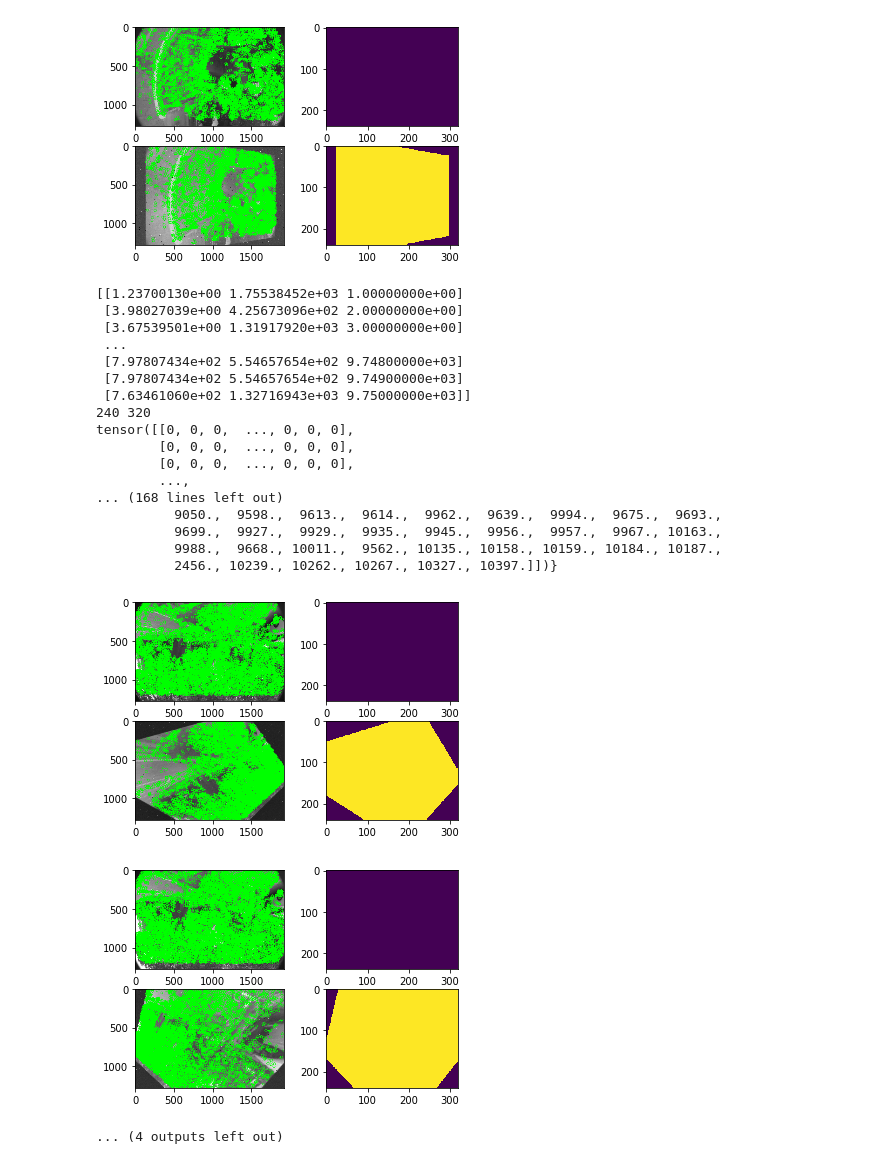
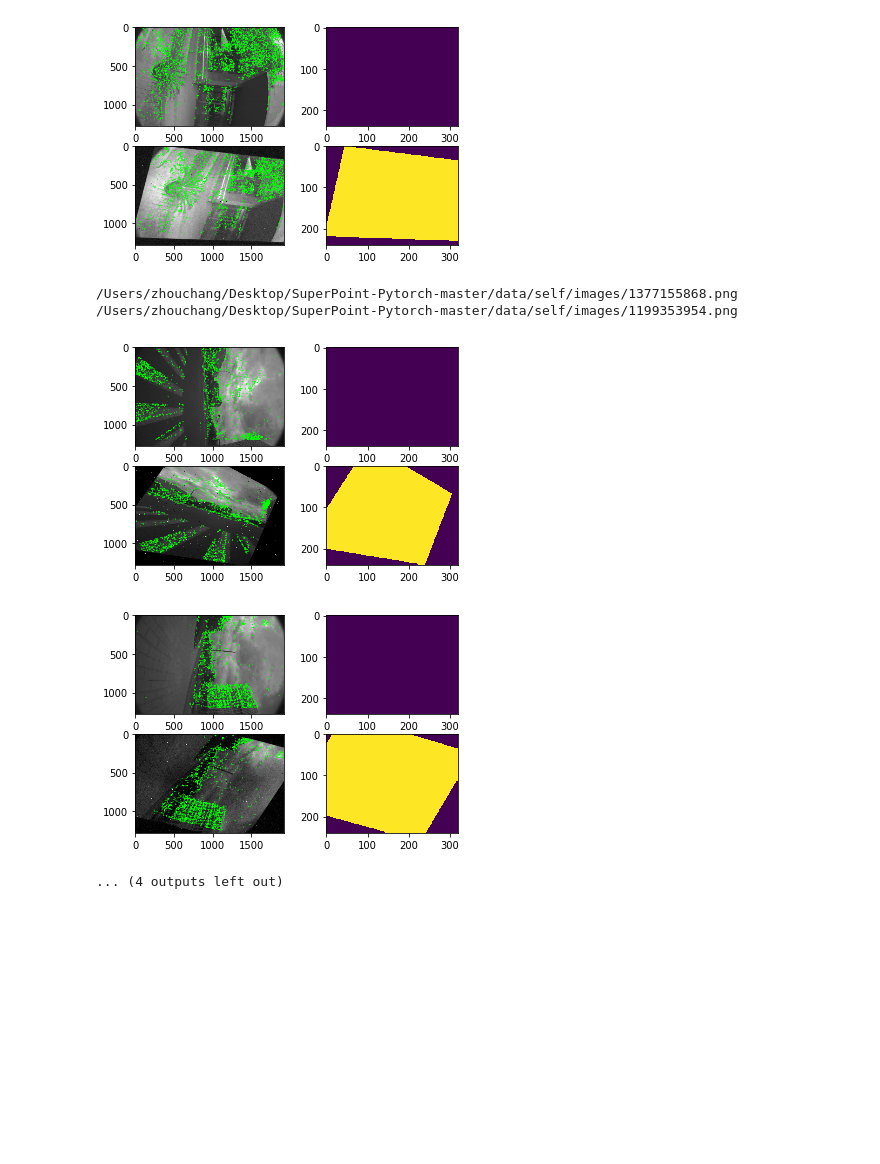
Before and after one commit to ZhangY0630/SuperPoint-Pytorch, a Jupyter notebook: test.ipynb, the cells around one changed output. Cells and saved outputs as stored; diff of their text form; code cells hidden in the pictures; blank space fills up the shorter version.

```diff
--- a/test.ipynb
+++ b/test.ipynb
@@ -19,9 +19,7 @@ class SelfDataset(torch.utils.data.Dataset):
         self.is_train = is_train
         self.resize = tuple(config['resize'])
         self.photo_augmentor = PhotoAugmentor(config['augmentation']['photometric'])
-        # load config
         self.config = config
-        # get images
         if self.is_train:
             self.samples = self._init_data(config['image_train_path'], config['label_train_path'], config['pairs_train_path'])
         else:
@@ -40,7 +38,8 @@ class SelfDataset(torch.utils.data.Dataset):
         for im_path, lb_path, pair_path in zip(image_paths, label_paths, pair_paths):
             pairs = np.load(os.path.join(pair_path, 'pairs.npy'), allow_pickle=True)
             pairs = pairs.item()
-            for key in pairs:
+            templist = ['1377155868.png']
+            for key in templist:
                 filename = key.split(".")[0]
                 temp_im = os.path.join(im_path, key)
                 if lb_path is not None:
@@ -70,6 +69,8 @@ class SelfDataset(torch.utils.data.Dataset):
         data_path = self.samples[idx]
 
          # load images
+        print(data_path['image'])
+        print(data_path['image1'])
         img = cv2.imread(data_path['image'], 0)#Gray image
         img = cv2.resize(img, self.resize[::-1])
         img_tensor = torch.as_tensor(img.copy(), dtype=torch.float, device=self.device)
@@ -79,10 +80,10 @@ class SelfDataset(torch.utils.data.Dataset):
 
         pts = None if data_path['label'] is None else np.load(data_path['label'])[:, [1,0,2]]
         pts1 = None if data_path['label1'] is None else np.load(data_path['label1'])[:, [1,0,2]]
-        pts[:, 0] = pts[:, 0]/1280*self.resize[0]
-        pts[:, 1] = pts[:, 1]/1920*self.resize[1]
-        pts1[:, 0] = pts1[:, 0]/1280*self.resize[0]
-        pts1[:, 1] = pts1[:, 1]/1920*self.resize[1]
+        pts[:, 0] = (pts[:, 0]+0.5)/1280*self.resize[0]
+        pts[:, 1] = (pts[:, 1]+0.5)/1920*self.resize[1]
+        pts1[:, 0] = (pts1[:, 0]+0.5)/1280*self.resize[0]
+        pts1[:, 1] = (pts1[:, 1]+0.5)/1920*self.resize[1]
 
         kpts_tensor = None if pts is None else torch.as_tensor(pts, device=self.device)
         kpts_tensor1 = None if pts1 is None else torch.as_tensor(pts1, device=self.device)
@@ -154,7 +155,6 @@ class SelfDataset(torch.utils.data.Dataset):
         data['image1']['raw']['img'] = data['image1']['raw']['img']/255.
         data['image1']['warp']['img'] = data['image1']['warp']['img']/255.
 
-        print(data['image']['raw']['kpts_map'])
         return data
 
 
@@ -217,7 +217,6 @@ if __name__=='__main__':
     cdataloader = DataLoader(selfdata,collate_fn=selfdata.batch_collator,batch_size=1,shuffle=True)
 
     for i,d in enumerate(cdataloader):
-        print(i,d)
         if i>=5:
             break
         img = (d['image']['raw']['img']*255).cpu().numpy().squeeze().astype(np.int).astype(np.uint8)
@@ -228,14 +227,14 @@ if __name__=='__main__':
         kpts = np.vstack(kpts).T
         kpts = np.round(kpts).astype(np.int)
         for kp in kpts:
-            cv2.circle(img, (kp[1], kp[0]), radius=3, color=(0,255,0))
+            cv2.circle(img, (kp[1], kp[0]), radius=1, color=(0,255,0))
 
 
         kpts = np.where(d['image']['warp']['kpts_map'].squeeze().cpu().numpy())
         kpts = np.vstack(kpts).T
         kpts = np.round(kpts).astype(np.int)
         for kp in kpts:
-            cv2.circle(img_warp, (kp[1], kp[0]), radius=3, color=(0,255,0))
+            cv2.circle(img_warp, (kp[1], kp[0]), radius=1, color=(0,255,0))
 
         mask = d['image']['raw']['mask'].cpu().numpy().squeeze().astype(np.int).astype(np.uint8)*255
         warp_mask = d['image']['warp']['mask'].cpu().numpy().squeeze().astype(np.int).astype(np.uint8)*255
@@ -262,13 +261,13 @@ if __name__=='__main__':
         kpts = np.vstack(kpts).T
         kpts = np.round(kpts).astype(np.int)
         for kp in kpts:
-            cv2.circle(img, (kp[1], kp[0]), radius=3, color=(0,255,0))
+            cv2.circle(img, (kp[1], kp[0]), radius=1, color=(0,255,0))
 
         kpts = np.where(d['image1']['warp']['kpts_map'].squeeze().cpu().numpy())
         kpts = np.vstack(kpts).T
         kpts = np.round(kpts).astype(np.int)
         for kp in kpts:
-            cv2.circle(img_warp, (kp[1], kp[0]), radius=3, color=(0,255,0))
+            cv2.circle(img_warp, (kp[1], kp[0]), radius=1, color=(0,255,0))
 
         mask = d['image1']['raw']['mask'].cpu().numpy().squeeze().astype(np.int).astype(np.uint8)*255
         warp_mask = d['image1']['warp']['mask'].cpu().numpy().squeeze().astype(np.int).astype(np.uint8)*255
@@ -347,21 +301,6 @@ tensor([[0, 0, 0,  ..., 0, 0, 0],
-[figure, old version]
+[figure, new version]
-[[1.23700130e+00 1.75538452e+03 1.00000000e+00]
- [3.98027039e+00 4.25673096e+02 2.00000000e+00]
- [3.67539501e+00 1.31917920e+03 3.00000000e+00]
- ...
- [7.97807434e+02 5.54657654e+02 9.74800000e+03]
- [7.97807434e+02 5.54657654e+02 9.74900000e+03]
- [7.63461060e+02 1.32716943e+03 9.75000000e+03]]
-240 320
-tensor([[0, 0, 0,  ..., 0, 0, 0],
-        [0, 0, 0,  ..., 0, 0, 0],
-        [0, 0, 0,  ..., 0, 0, 0],
-        ...,
-... (168 lines left out)
-          9050.,  9598.,  9613.,  9614.,  9962.,  9639.,  9994.,  9675.,  9693.,
-          9699.,  9927.,  9929.,  9935.,  9945.,  9956.,  9957.,  9967., 10163.,
-          9988.,  9668., 10011.,  9562., 10135., 10158., 10159., 10184., 10187.,
-          2456., 10239., 10262., 10267., 10327., 10397.]])}
+/Users/zhouchang/Desktop/SuperPoint-Pytorch-master/data/self/images/1377155868.png
+/Users/zhouchang/Desktop/SuperPoint-Pytorch-master/data/self/images/1199353954.png
-[figure, old version]
+[figure, new version]
-[figure, old version]
+[figure, new version]
 ... (4 outputs left out)
```
Also changed, not shown: parts of 7 cells of this notebook, 1 other file.
